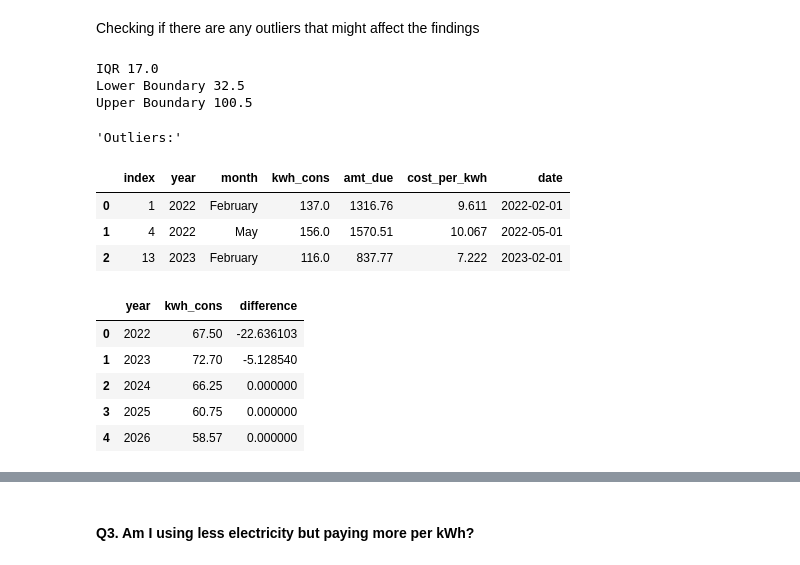
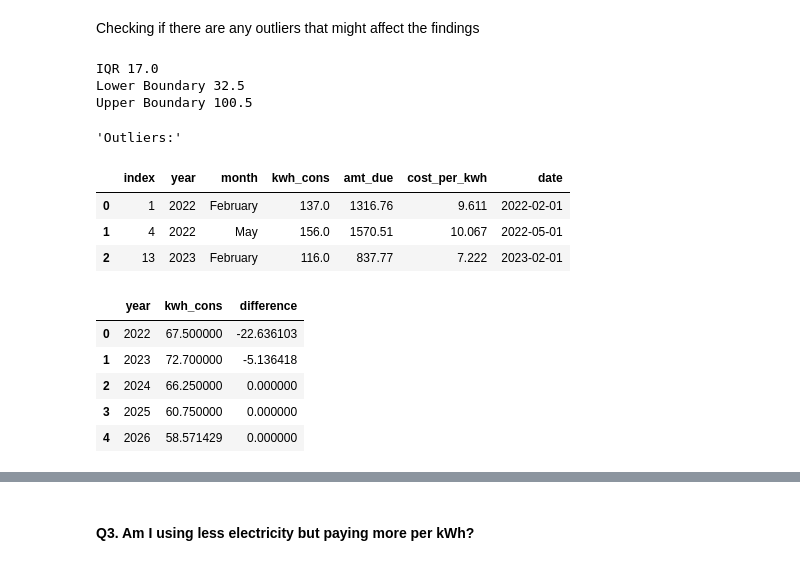
Before and after one commit to adrielmolina/portfolio, a Jupyter notebook: meralco_bills_analysis.ipynb, the cells around one changed output, grey strips where cells are left out. Saved outputs shown, nothing was run; the diff lists cells and outputs as text; code cells hidden in the pictures.

```diff
--- a/meralco_bills_analysis.ipynb
+++ b/meralco_bills_analysis.ipynb
@@ -212,7 +224,7 @@ figure3.show()
 # YEARLY CHART
 yearly_avg_kwh = bill.groupby('year')['kwh_cons'].mean().reset_index()
 # Truncate the yearly average kWh consumption
-yearly_avg_kwh['kwh_cons'] = yearly_avg_kwh['kwh_cons'].map(lambda x: np.trunc(x * 100) / 100)
+#yearly_avg_kwh['kwh_cons'] = yearly_avg_kwh['kwh_cons'].map(lambda x: np.trunc(x * 100) / 100)
 
 display(yearly_avg_kwh)
 
@@ -231,7 +243,7 @@ figure4 = px.line(
 )
 
 figure4.update_xaxes(type = 'category')
-figure4.update_traces(textposition = 'bottom center')
+figure4.update_traces(textposition = 'bottom center', texttemplate='%{y:.2f}')
 
 figure4.show()
 # %% [output]
@@ -271,7 +283,8 @@ display('Outliers:', bill[
 
 no_outliers_yearly_avg_cons =  no_outliers_bill.groupby('year')['kwh_cons'].mean().reset_index()
 # TRUNCATE THE VALUES FOR LABELS
-no_outliers_yearly_avg_cons['kwh_cons'] = no_outliers_yearly_avg_cons['kwh_cons'].map(lambda x: np.trunc(x * 100) / 100)
+#no_outliers_yearly_avg_cons['kwh_cons'] = no_outliers_yearly_avg_cons['kwh_cons'].map(lambda x: np.trunc(x * 100) / 100)
+
 no_outliers_yearly_avg_cons['difference'] = ((no_outliers_yearly_avg_cons['kwh_cons'] - yearly_avg_kwh['kwh_cons']) / yearly_avg_kwh['kwh_cons']) * 100
 
 display(no_outliers_yearly_avg_cons)
@@ -281,39 +294,39 @@ figure4a = px.line(
     data_frame = no_outliers_yearly_avg_cons,
     x = 'year',
     y = 'kwh_cons',
     labels= {
         'year':'Year',
         'kwh_cons':'kWh Consumption'
     },
     markers=False,
     text='kwh_cons',
     title = 'Yearly Average kWh Consumption from 2022 to 2026 Without the Outliers',
     template='seaborn'
     )
 
 
 # Remove the .5 on X axis
 figure4a.update_xaxes(type = 'category')
 
 # Adjust text position
-figure4a.update_traces(textposition='bottom center')
+figure4a.update_traces(textposition='bottom center', texttemplate='%{y:.2f}')
 
 figure4a.show()
 # %% [output]
 IQR 17.0
 Lower Boundary 32.5
 Upper Boundary 100.5
 'Outliers:'
 |  | index | year | month | kwh_cons | amt_due | cost_per_kwh | date |
 | 0 | 1 | 2022 | February | 137.0 | 1316.76 | 9.611 | 2022-02-01 |
 | 1 | 4 | 2022 | May | 156.0 | 1570.51 | 10.067 | 2022-05-01 |
 | 2 | 13 | 2023 | February | 116.0 | 837.77 | 7.222 | 2023-02-01 |
 |  | year | kwh_cons | difference |
-| 0 | 2022 | 67.50 | -22.636103 |
-| 1 | 2023 | 72.70 | -5.128540 |
-| 2 | 2024 | 66.25 | 0.000000 |
-| 3 | 2025 | 60.75 | 0.000000 |
-| 4 | 2026 | 58.57 | 0.000000 |
+| 0 | 2022 | 67.500000 | -22.636103 |
+| 1 | 2023 | 72.700000 | -5.136418 |
+| 2 | 2024 | 66.250000 | 0.000000 |
+| 3 | 2025 | 60.750000 | 0.000000 |
+| 4 | 2026 | 58.571429 | 0.000000 |
 # %% [markdown]
 ##### A2.
 | ![Monthly Cost per kWh](images/meralco_bills_analysis/q2-monthly.png) | ![Yearly Average](images/meralco_bills_analysis/q2-yearly.png)
```
Also changed, not shown: parts of 8 cells of this notebook, 3 other files.
